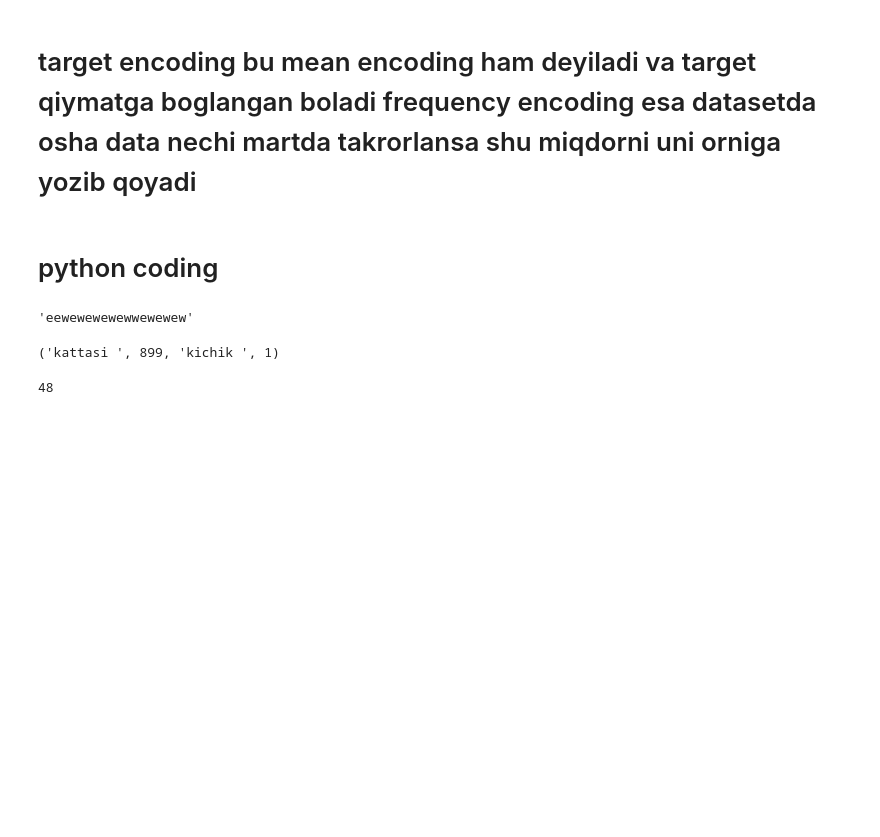
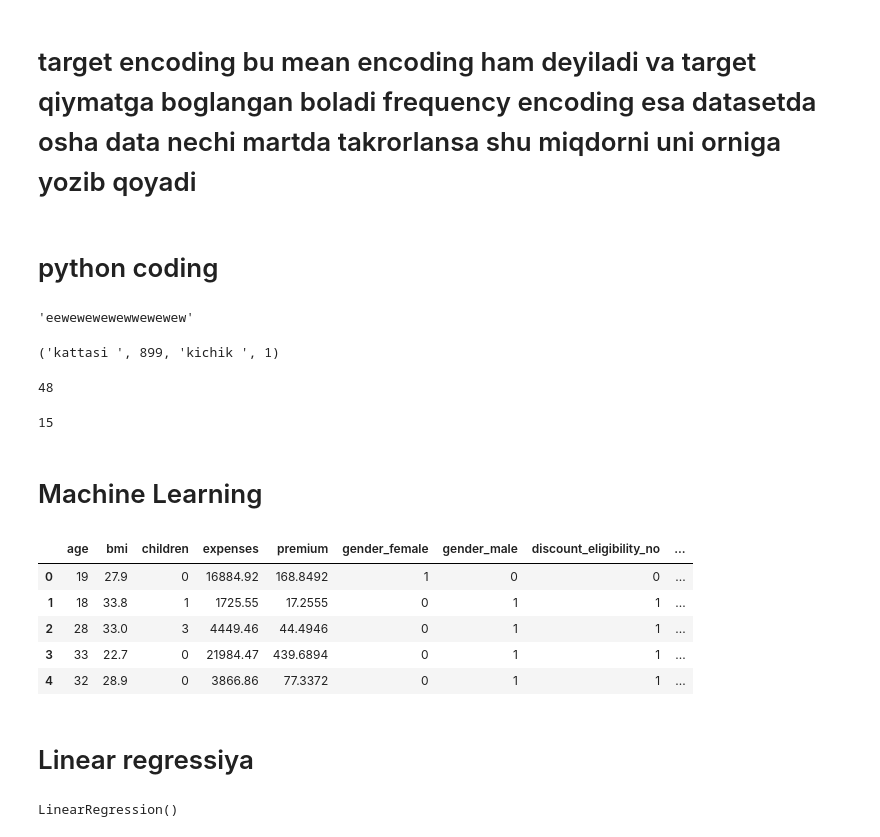
Before and after one commit to bunyod123/AI-DARSLAR, a Jupyter notebook: AI_course(model_building)/mid_Term/mid_term.ipynb, the cells around one changed output. Saved outputs shown, nothing was run; the diff lists cells and outputs as text; code cells hidden in the pictures; blank space fills up the shorter version.

```diff
--- a/AI_course(model_building)/mid_Term/mid_term.ipynb
+++ b/AI_course(model_building)/mid_Term/mid_term.ipynb
@@ -118,0 +127,6 @@ juftSon([1,2,3,4,5,6,7])
+# %%
+toqSon([1,2,3,4,5,6])
+# %% [output]
+15
+# %% [markdown]
+# Machine Learning
@@ -118,0 +160,19 @@ juftSon([1,2,3,4,5,6,7])
+# %%
+#4  Model training qiling(Linear regression)
+import numpy as np
+import pandas as pd
+from sklearn.model_selection import train_test_split
+from sklearn.linear_model import LinearRegression
+from sklearn.tree import DecisionTreeClassifier, DecisionTreeRegressor
+tree_class, tree_Reg = DecisionTreeClassifier(), DecisionTreeRegressor()
+lrModel = LinearRegression()
+from sklearn.metrics import r2_score
+
+df.head()
+# %% [output]
+|  | age | bmi | children | expenses | premium | gender_female | gender_male | discount_eligibility_no | ... |
+| 0 | 19 | 27.9 | 0 | 16884.92 | 168.8492 | 1 | 0 | 0 | ... |
+| 1 | 18 | 33.8 | 1 | 1725.55 | 17.2555 | 0 | 1 | 1 | ... |
+| 2 | 28 | 33.0 | 3 | 4449.46 | 44.4946 | 0 | 1 | 1 | ... |
+| 3 | 33 | 22.7 | 0 | 21984.47 | 439.6894 | 0 | 1 | 1 | ... |
+| 4 | 32 | 28.9 | 0 | 3866.86 | 77.3372 | 0 | 1 | 1 | ... |
@@ -118,0 +186,6 @@ juftSon([1,2,3,4,5,6,7])
+# %% [markdown]
+# Linear regressiya
+# %%
+lrModel.fit(x_train,y_train)
+# %% [output]
+LinearRegression()
```
Also changed, not shown: parts of 17 cells of this notebook.
